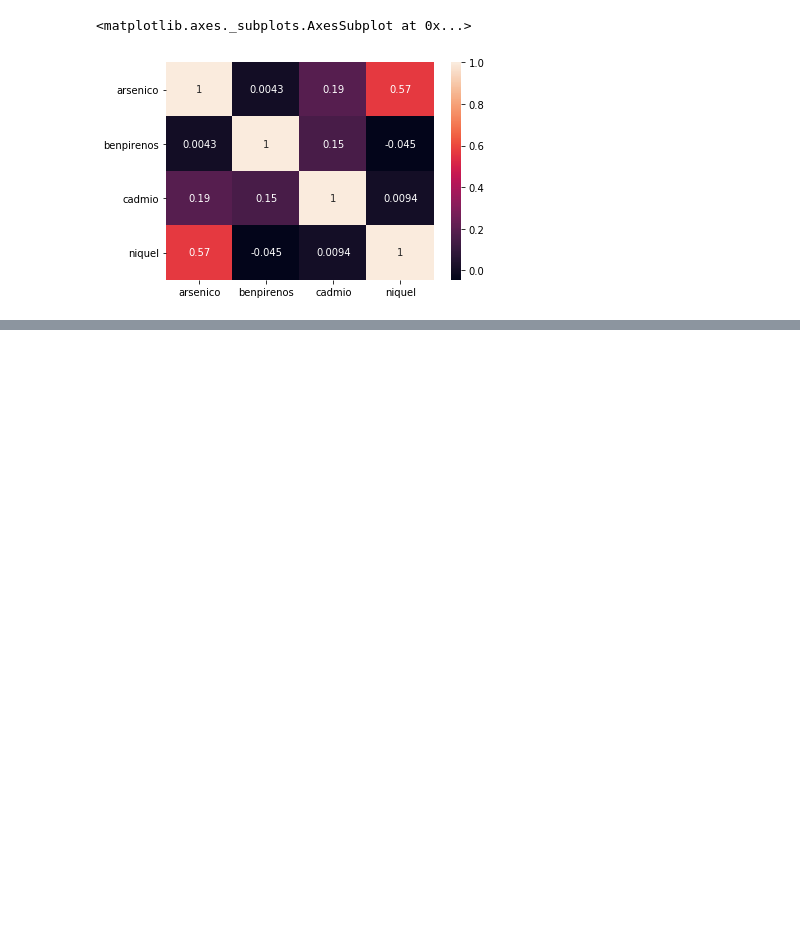
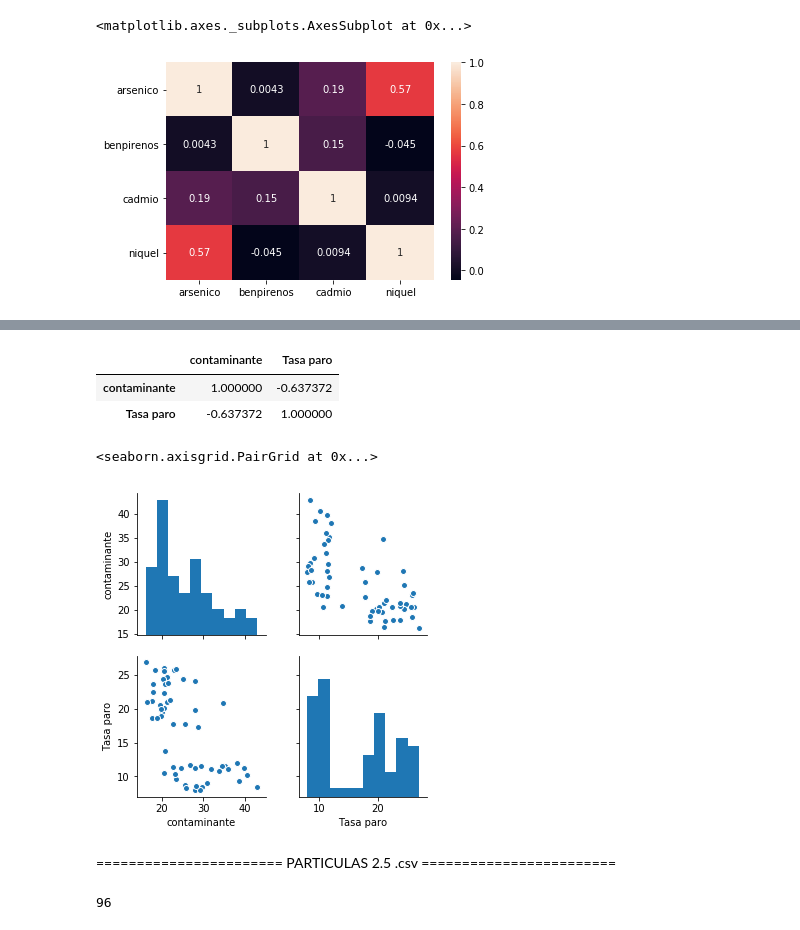
Before and after one commit to coalescencia/tfm, a Jupyter notebook: Análisis exploratorio.ipynb, the cells around one changed output, grey strips where cells are left out. Saved outputs shown, nothing was run; the diff lists cells and outputs as text; code cells hidden in the pictures; blank space fills up the shorter version.

```diff
--- a/Análisis exploratorio.ipynb
+++ b/Análisis exploratorio.ipynb
@@ -65,0 +321,6 @@ sns.heatmap(df_contaminantes.corr(), annot=True)
+# %%
+particulas_tasa = particulas_tasa.drop(['Unnamed: 0'], axis=1)
+# %%
+particulas_tasa.columns = ['contaminante', 'fecha']
+# %%
+particulas_tasa['Tasa paro'] = tasa_paro['Tasa paro']
@@ -65,0 +348,2 @@ sns.heatmap(df_contaminantes.corr(), annot=True)
+# %%
+particulas_tasa  = particulas_tasa.set_index('fecha')
@@ -65,0 +371,11 @@ sns.heatmap(df_contaminantes.corr(), annot=True)
+# %%
+particulas_tasa.corr()
+# %% [output]
+|  | contaminante | Tasa paro |
+| contaminante | 1.000000 | -0.637372 |
+| Tasa paro | -0.637372 | 1.000000 |
+# %%
+sns.pairplot(particulas_tasa)
+# %% [output]
+<seaborn.axisgrid.PairGrid at 0x...>
+[figure, added]
@@ -65,0 +384,2 @@ sns.heatmap(df_contaminantes.corr(), annot=True)
+# %% [markdown]
+======================= PARTICULAS 2.5  .csv  ========================
@@ -65,0 +390,4 @@ sns.heatmap(df_contaminantes.corr(), annot=True)
+# %%
+len(pm25)
+# %% [output]
+96
```
Also changed, not shown: parts of 62 cells of this notebook, 17 other files.
